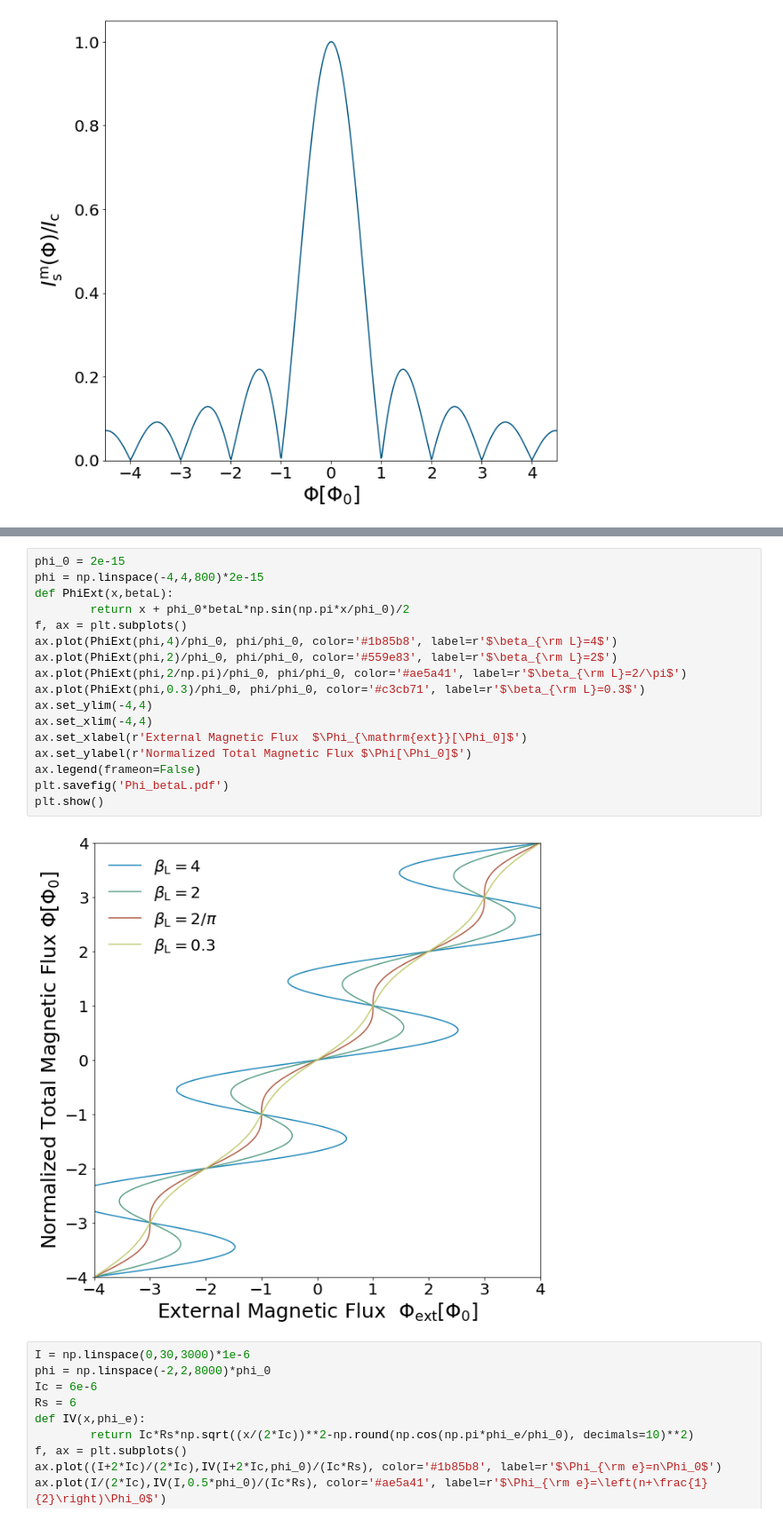
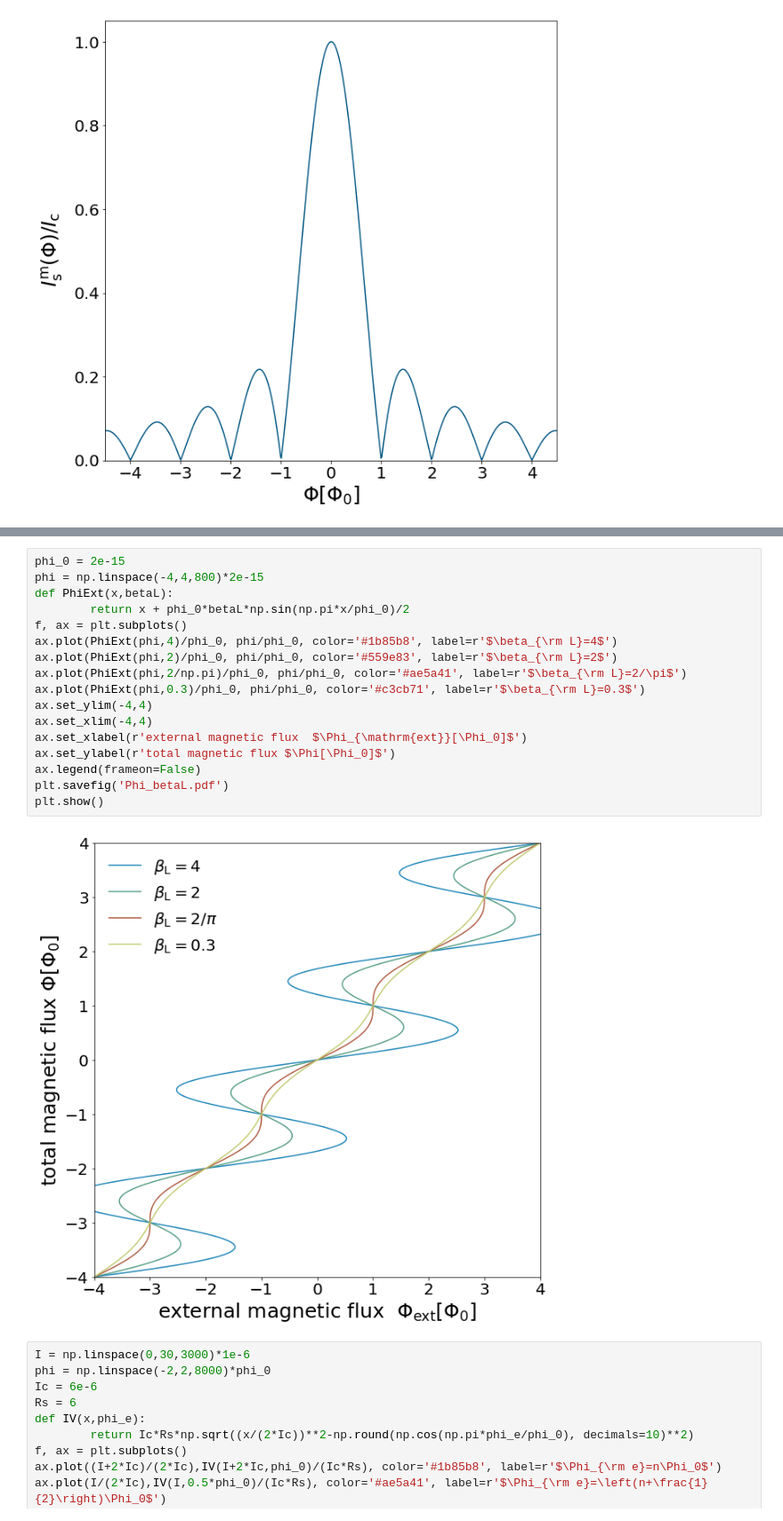
Before and after one commit to nkahne/Master-Thesis, a Jupyter notebook: Figures/literature_plots.ipynb, the cells around one changed output, grey strips where cells are left out. Shown at 89% size. Saved outputs shown, nothing was run; the diff lists cells and outputs as text.

```diff
--- a/Figures/literature_plots.ipynb
+++ b/Figures/literature_plots.ipynb
@@ -83,22 +107,22 @@ plt.show()
 # %%
 phi_0 = 2e-15
 phi = np.linspace(-4,4,800)*2e-15
 def PhiExt(x,betaL):
         return x + phi_0*betaL*np.sin(np.pi*x/phi_0)/2
 f, ax = plt.subplots()
 ax.plot(PhiExt(phi,4)/phi_0, phi/phi_0, color='#1b85b8', label=r'$\beta_{\rm L}=4$')
 ax.plot(PhiExt(phi,2)/phi_0, phi/phi_0, color='#559e83', label=r'$\beta_{\rm L}=2$')
 ax.plot(PhiExt(phi,2/np.pi)/phi_0, phi/phi_0, color='#ae5a41', label=r'$\beta_{\rm L}=2/\pi$')
 ax.plot(PhiExt(phi,0.3)/phi_0, phi/phi_0, color='#c3cb71', label=r'$\beta_{\rm L}=0.3$')
 ax.set_ylim(-4,4)
 ax.set_xlim(-4,4)
-ax.set_xlabel(r'External Magnetic Flux  $\Phi_{\mathrm{ext}}[\Phi_0]$')
-ax.set_ylabel(r'Normalized Total Magnetic Flux $\Phi[\Phi_0]$')
+ax.set_xlabel(r'external magnetic flux  $\Phi_{\mathrm{ext}}[\Phi_0]$')
+ax.set_ylabel(r'total magnetic flux $\Phi[\Phi_0]$')
 ax.legend(frameon=False)
 plt.savefig('Phi_betaL.pdf')
 plt.show()
 # %% [output]
-[figure, old version]
+[figure, new version]
 # %%
 I = np.linspace(0,30,3000)*1e-6
 phi = np.linspace(-2,2,8000)*phi_0
```
Also changed, not shown: parts of 6 cells of this notebook, 16 other files.
